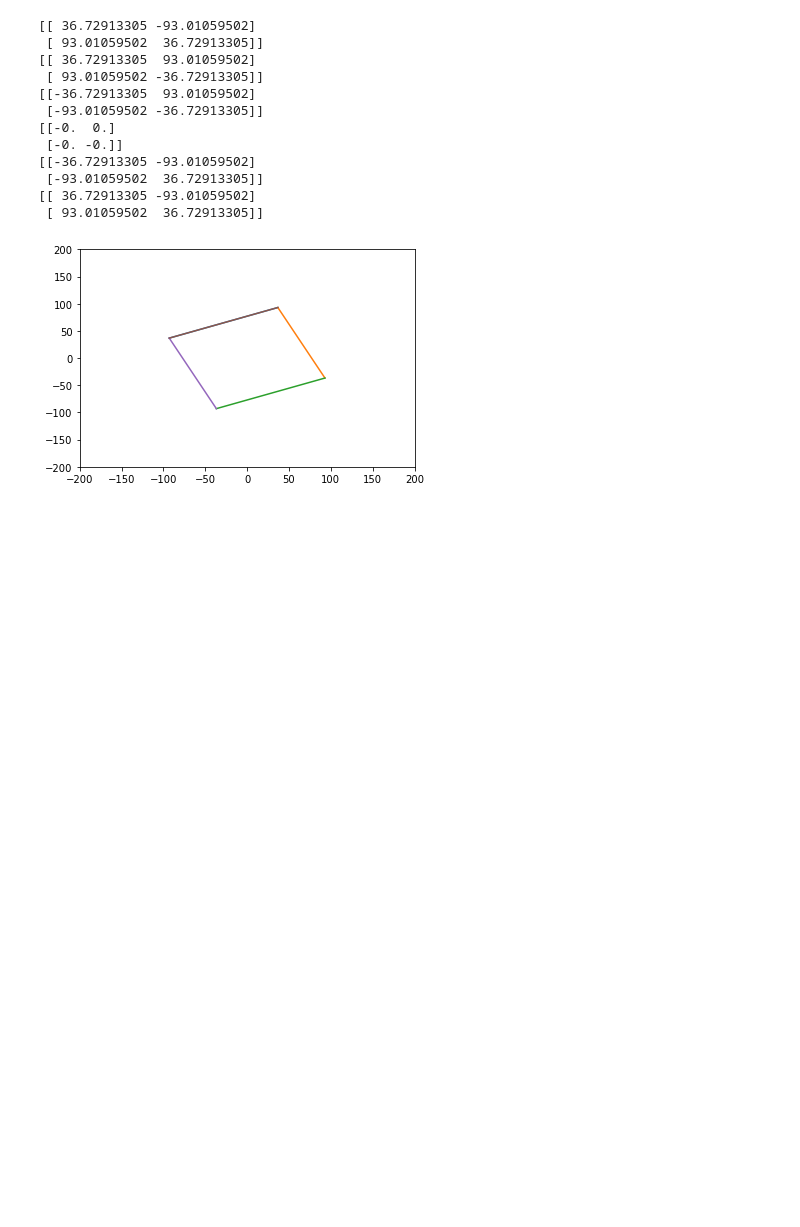
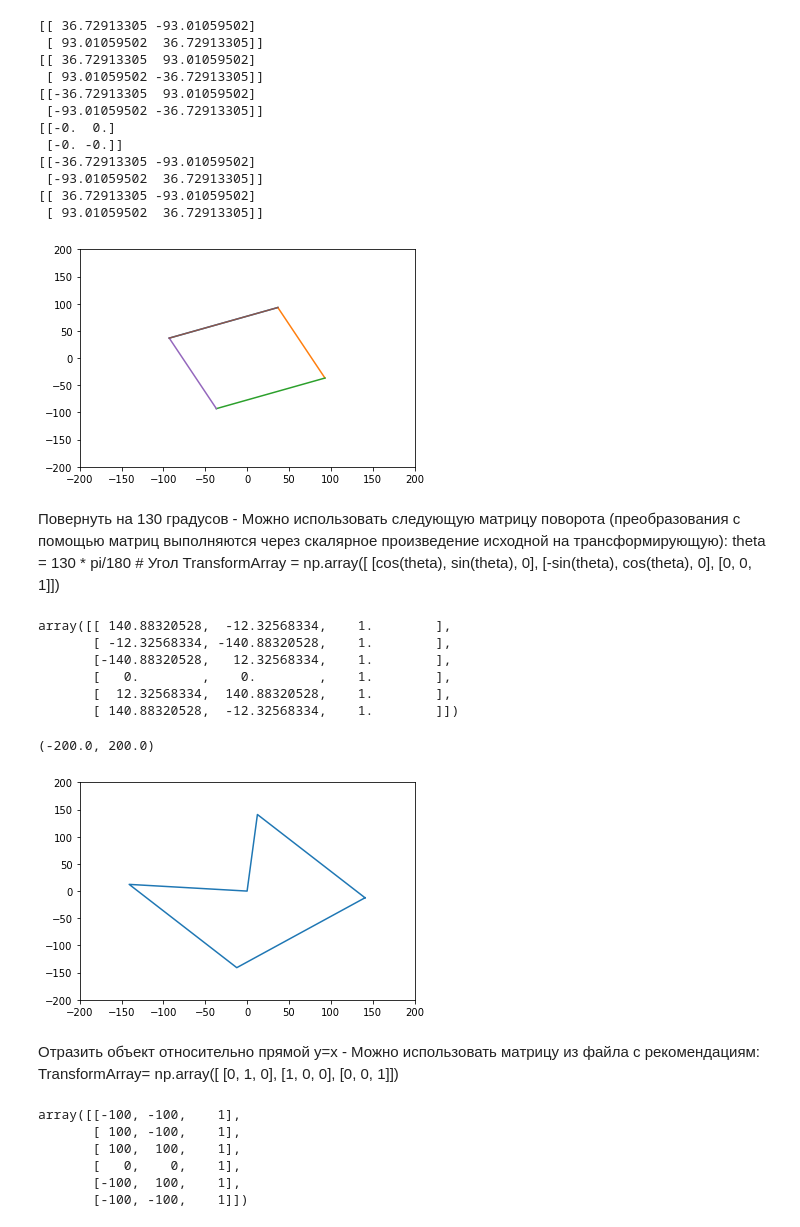
Before and after one commit to ovstrukov/math, a Jupyter notebook: Math_matrix_HW_2.ipynb, the cells around one changed output. Drawn from its saved outputs; the diff is of its cells as text; code cells hidden in the pictures; blank space fills up the shorter version.

```diff
--- a/Math_matrix_HW_2.ipynb
+++ b/Math_matrix_HW_2.ipynb
@@ -165,3 +165,41 @@ for i in range(6):
 [[ 36.72913305 -93.01059502]
  [ 93.01059502  36.72913305]]
 [figure]
+# %% [markdown]
+Повернуть на 130 градусов - Можно использовать следующую матрицу поворота (преобразования с помощью матриц выполняются через скалярное произведение исходной на трансформирующую):
+    theta = 130 * pi/180    # Угол
+TransformArray = np.array([
+    [cos(theta), sin(theta), 0],
+    [-sin(theta), cos(theta), 0],
+    [0, 0, 1]])
+# %%
+theta = 130 * np.pi/180    # Угол
+TransformArray = np.array([
+    [np.cos(theta), np.sin(theta), 0],
+    [-np.sin(theta), np.cos(theta), 0],
+    [0, 0, 1]])
+# %%
+A130 = A@TransformArray
+A130
+# %% [output]
+array([[ 140.88320528,  -12.32568334,    1.        ],
+       [ -12.32568334, -140.88320528,    1.        ],
+       [-140.88320528,   12.32568334,    1.        ],
+       [   0.        ,    0.        ,    1.        ],
+       [  12.32568334,  140.88320528,    1.        ],
+       [ 140.88320528,  -12.32568334,    1.        ]])
+# %%
+x2 = A130[:,0]
+y2 = A130[:,1]
+plt.plot(x2, y2)
+plt.ylim([-200, 200])
+plt.xlim([-200, 200])
+# %% [output]
+(-200.0, 200.0)
+[figure, added]
+# %% [markdown]
+Отразить объект относительно прямой y=x - Можно использовать матрицу из файла с рекомендациям:
+TransformArray= np.array([
+     [0, 1, 0],
+     [1, 0, 0],
+     [0, 0, 1]])
@@ -167,0 +211,10 @@ for i in range(6):
+# %%
+AA = A@TransformArray2
+AA
+# %% [output]
+array([[-100, -100,    1],
+       [ 100, -100,    1],
+       [ 100,  100,    1],
+       [   0,    0,    1],
+       [-100,  100,    1],
+       [-100, -100,    1]])
```
Also changed, not shown: parts of 8 cells of this notebook.
